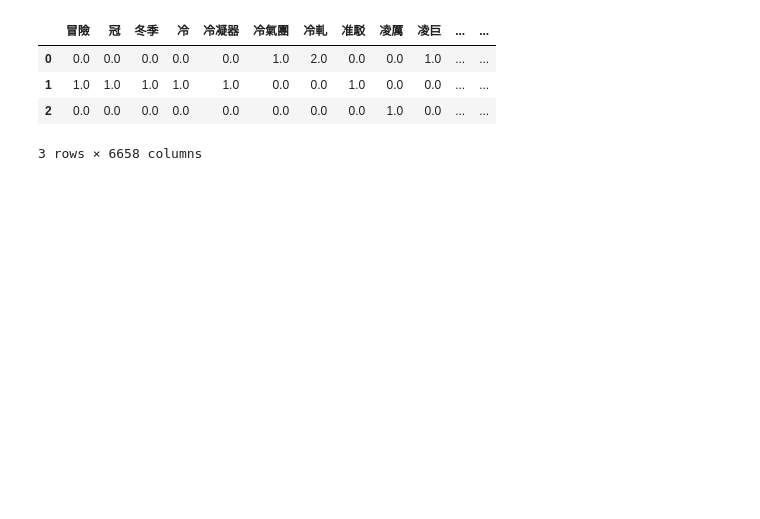
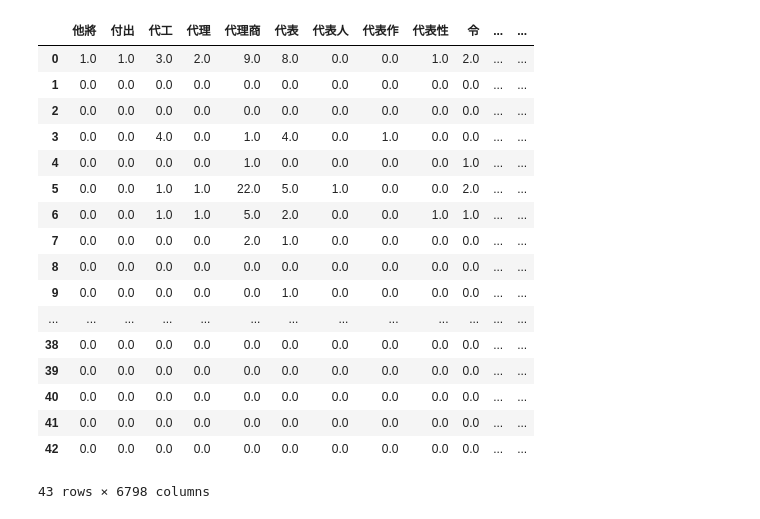
Before and after one commit to Hank421Chen/Python-, a Jupyter notebook: week_5/week_5.ipynb, the cells around one changed output. Cells and saved outputs as stored; diff of their text form; code cells hidden in the pictures; blank space fills up the shorter version.

```diff
--- a/week_5/week_5.ipynb
+++ b/week_5/week_5.ipynb
@@ -73,13 +87,26 @@ To retain the current behavior and silence the warning, pass 'sort=True'.
 # %%
 #去除標點符號(觀察表格中標點符號位置)
-df_drop = df.drop(df.columns.tolist()[0:2294]+df.columns.tolist()[10392:10405],axis=1)
+df_drop = df.drop(df.columns.tolist()[0:1602]+df.columns.tolist()[8400:10405],axis=1)
 df_drop
 # %% [output]
-|  | 冒險 | 冠 | 冬季 | 冷 | 冷凝器 | 冷氣團 | 冷軋 | 准駁 | 凌厲 | 凌巨 | ... | ... |
-| 0 | 0.0 | 0.0 | 0.0 | 0.0 | 0.0 | 1.0 | 2.0 | 0.0 | 0.0 | 1.0 | ... | ... |
-| 1 | 1.0 | 1.0 | 1.0 | 1.0 | 1.0 | 0.0 | 0.0 | 1.0 | 0.0 | 0.0 | ... | ... |
-| 2 | 0.0 | 0.0 | 0.0 | 0.0 | 0.0 | 0.0 | 0.0 | 0.0 | 1.0 | 0.0 | ... | ... |
+|  | 他將 | 付出 | 代工 | 代理 | 代理商 | 代表 | 代表人 | 代表作 | 代表性 | 令 | ... | ... |
+| 0 | 1.0 | 1.0 | 3.0 | 2.0 | 9.0 | 8.0 | 0.0 | 0.0 | 1.0 | 2.0 | ... | ... |
+| 1 | 0.0 | 0.0 | 0.0 | 0.0 | 0.0 | 0.0 | 0.0 | 0.0 | 0.0 | 0.0 | ... | ... |
+| 2 | 0.0 | 0.0 | 0.0 | 0.0 | 0.0 | 0.0 | 0.0 | 0.0 | 0.0 | 0.0 | ... | ... |
+| 3 | 0.0 | 0.0 | 4.0 | 0.0 | 1.0 | 4.0 | 0.0 | 1.0 | 0.0 | 0.0 | ... | ... |
+| 4 | 0.0 | 0.0 | 0.0 | 0.0 | 1.0 | 0.0 | 0.0 | 0.0 | 0.0 | 1.0 | ... | ... |
+| 5 | 0.0 | 0.0 | 1.0 | 1.0 | 22.0 | 5.0 | 1.0 | 0.0 | 0.0 | 2.0 | ... | ... |
+| 6 | 0.0 | 0.0 | 1.0 | 1.0 | 5.0 | 2.0 | 0.0 | 0.0 | 1.0 | 1.0 | ... | ... |
+| 7 | 0.0 | 0.0 | 0.0 | 0.0 | 2.0 | 1.0 | 0.0 | 0.0 | 0.0 | 0.0 | ... | ... |
+| 8 | 0.0 | 0.0 | 0.0 | 0.0 | 0.0 | 0.0 | 0.0 | 0.0 | 0.0 | 0.0 | ... | ... |
+| 9 | 0.0 | 0.0 | 0.0 | 0.0 | 0.0 | 1.0 | 0.0 | 0.0 | 0.0 | 0.0 | ... | ... |
+| ... | ... | ... | ... | ... | ... | ... | ... | ... | ... | ... | ... | ... |
+| 38 | 0.0 | 0.0 | 0.0 | 0.0 | 0.0 | 0.0 | 0.0 | 0.0 | 0.0 | 0.0 | ... | ... |
+| 39 | 0.0 | 0.0 | 0.0 | 0.0 | 0.0 | 0.0 | 0.0 | 0.0 | 0.0 | 0.0 | ... | ... |
+| 40 | 0.0 | 0.0 | 0.0 | 0.0 | 0.0 | 0.0 | 0.0 | 0.0 | 0.0 | 0.0 | ... | ... |
+| 41 | 0.0 | 0.0 | 0.0 | 0.0 | 0.0 | 0.0 | 0.0 | 0.0 | 0.0 | 0.0 | ... | ... |
+| 42 | 0.0 | 0.0 | 0.0 | 0.0 | 0.0 | 0.0 | 0.0 | 0.0 | 0.0 | 0.0 | ... | ... |
-3 rows × 6658 columns
+43 rows × 6798 columns
 # %%
 #對標點符號以外詞組做TF-IDF
 from sklearn import feature_extraction
```
Also changed, not shown: parts of 10 cells of this notebook.
